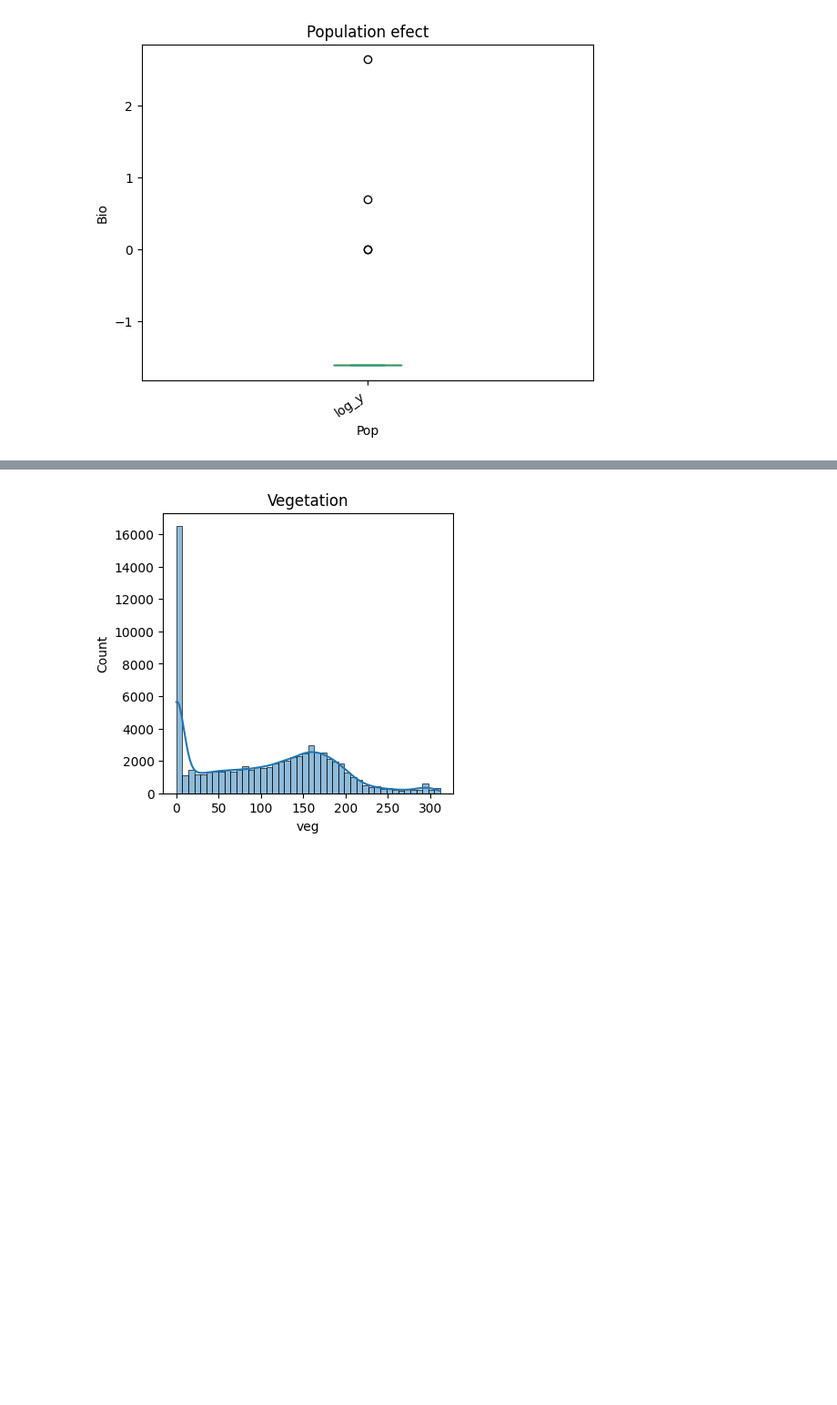
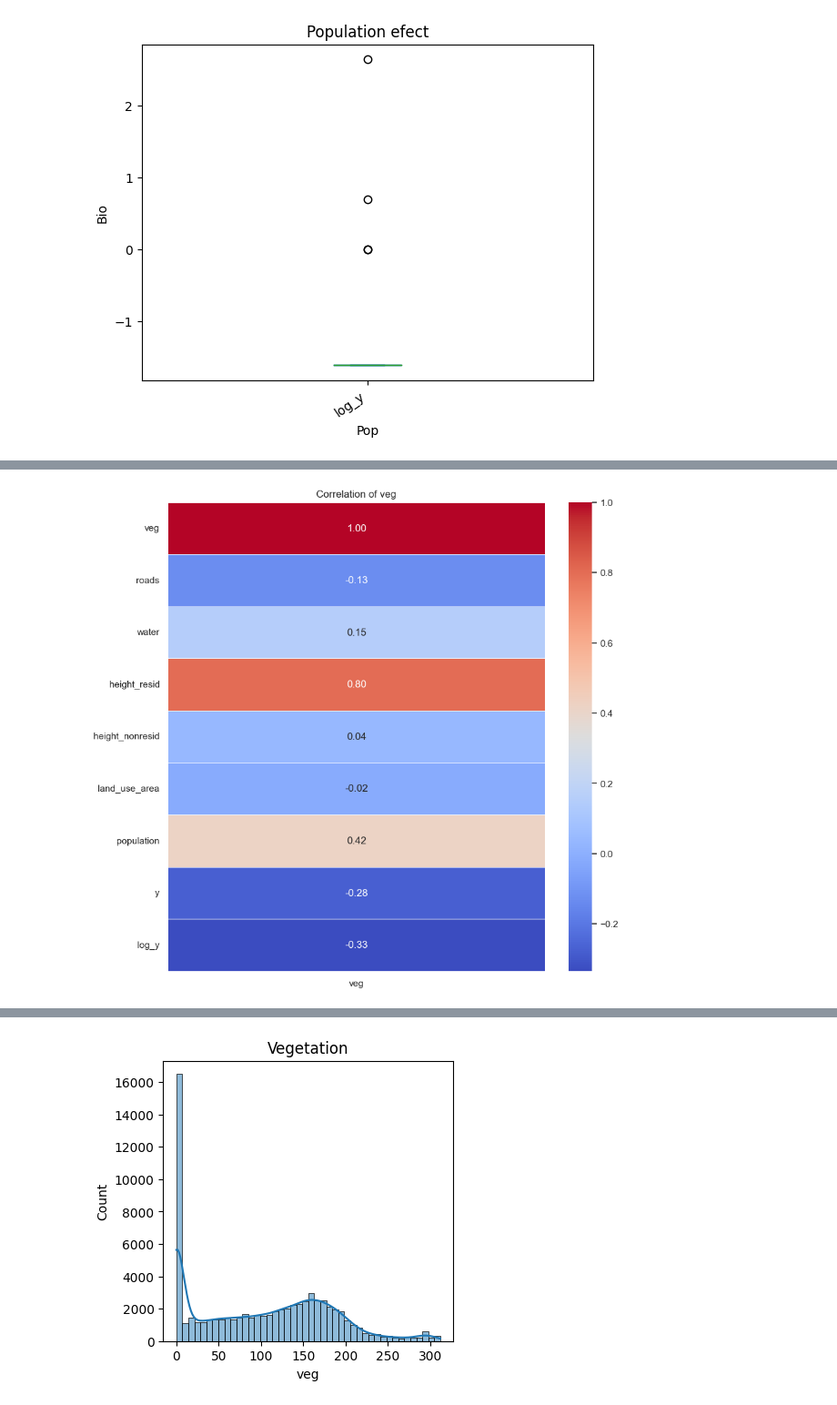
Before and after one commit to zilikons/demeter, a Jupyter notebook: notebooks/plots-Copy1.ipynb, the cells around one changed output, grey strips where cells are left out. Shown at 91% size. Drawn from its saved outputs; the diff is of its cells as text; code cells hidden in the pictures; blank space fills up the shorter version.

Commit message:
added functions for display in front end

```diff
--- a/notebooks/plots-Copy1.ipynb
+++ b/notebooks/plots-Copy1.ipynb
@@ -295,9 +286,11 @@ plot_scatter_by_name(features,'Green urban areas')
 # %%
-# same but useless - not include
-ax=data_group_geometry.plot(kind="box", x="population", y="log_y", xlabel="Pop", ylabel="Bio")
-plt.title('Population efect')
-for label in ax.get_xticklabels(which='major'):
-    label.set(rotation=35, horizontalalignment='right')
+def plot_correlation(data, column_name, cmap=):
+    corr_group = data.corr()[[column_name]]
+    sns.set(style='white')
+    fig, ax = plt.subplots(figsize=(10,10))
+    sns.heatmap(corr_group, cmap=cmap, annot=True, fmt='.2f', linewidths=.5, ax=ax)
+    ax.set_title(f'Correlation of {column_name}')
+    plt.show()
 # %% [output]
 [figure]
 # %%
@@ -318,5 +315,14 @@ corr.style.background_gradient(cmap='coolwarm')
+# %%
+import matplotlib.pyplot as plt
+import seaborn as sns
+
+def plot_correlation(data, feature_column_name, cmap='coolwarm'):
+    corr_group = data.corr()[[feature_column_name]]
+    sns.set(style='white')
+    fig, ax = plt.subplots(figsize=(10,10))
+    sns.heatmap(corr_group, cmap=cmap, annot=True, fmt='.2f', linewidths=.5, ax=ax)
+    ax.set_title(f'Correlation of {feature_column_name}')
+    plt.show()
 # %%
-# Function 4 any feature correlation - instead of veg
-corr_group=data_group_geometry.corr()[["veg"]]
-corr_group.style.background_gradient(cmap='coolwarm')
+plot_correlation(data_group_geometry, "veg")
 # %% [output]
@@ -332,0 +329 @@ corr_group.style.background_gradient(cmap='coolwarm')
+[figure, added]
```
Also changed, not shown: parts of 34 cells of this notebook, 1 other file.
